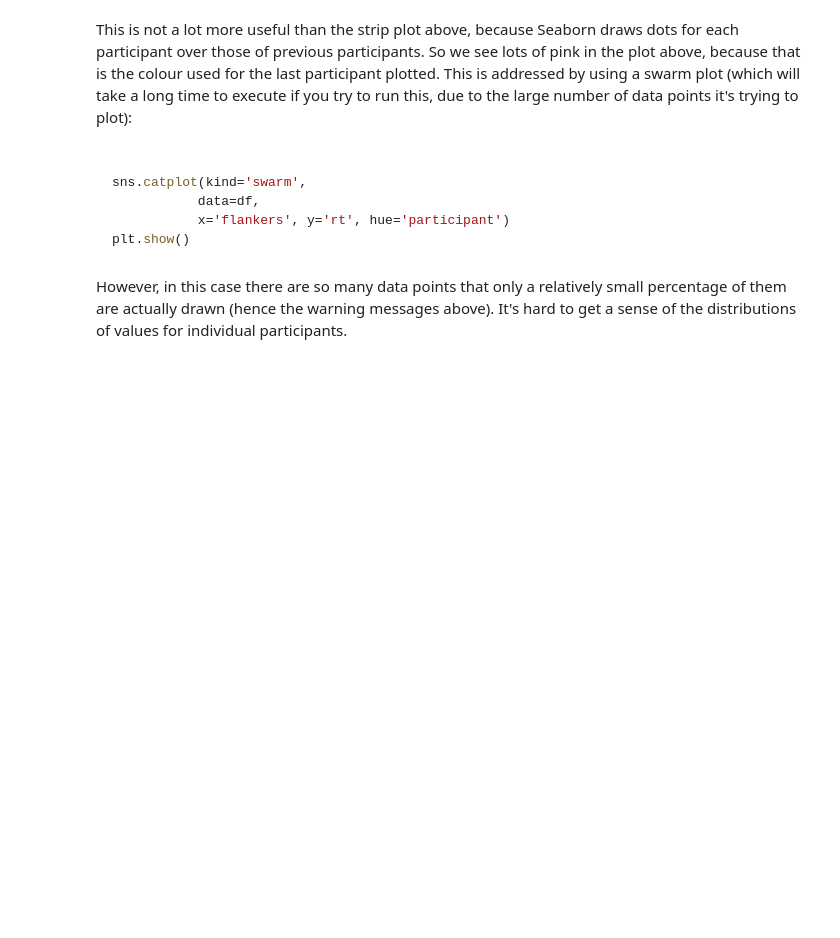
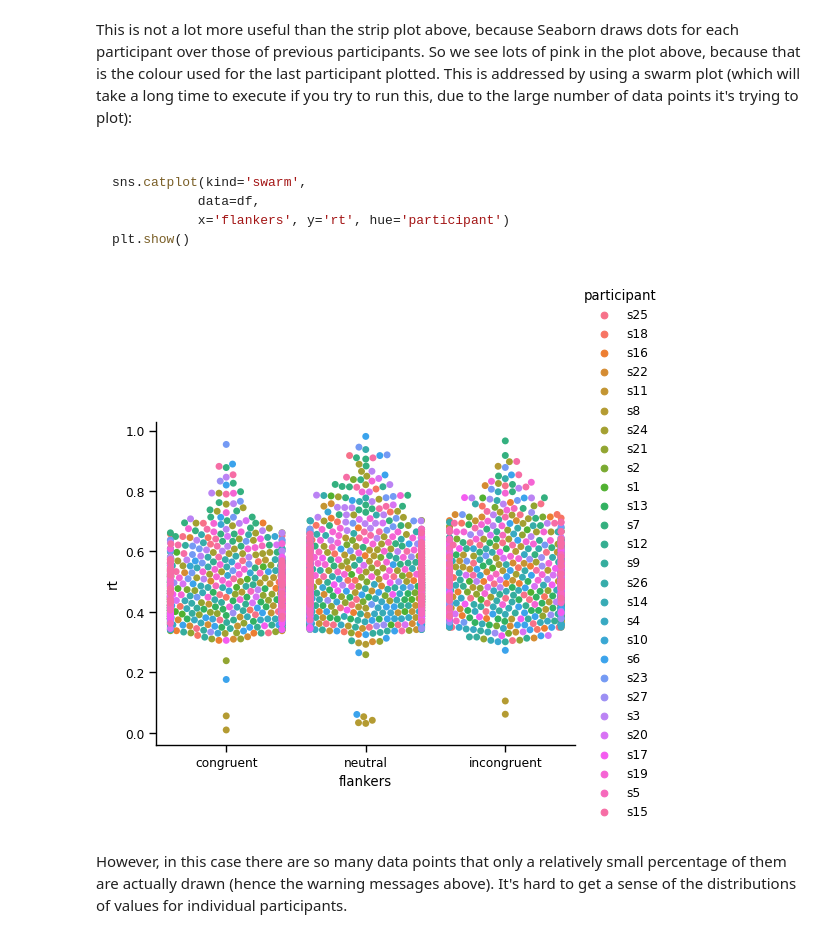
Before and after one commit to stochastic-bean/NDS_Ch5_Biostatistics, a Jupyter notebook: 1 - repeated_measures.ipynb, the cells around one changed output. Saved outputs shown, nothing was run; the diff lists cells and outputs as text; code cells hidden in the pictures; blank space fills up the shorter version.

```diff
--- a/1 - repeated_measures.ipynb
+++ b/1 - repeated_measures.ipynb
@@ -265,6 +296,13 @@ sns.catplot(kind='swarm',
            x='flankers', y='rt', hue='participant')
 plt.show()
 ~~~
+# %%
+sns.catplot(kind='swarm',
+           data=df,
+           x='flankers', y='rt', hue='participant')
+plt.show()
+# %% [output]
+[figure, added]
 # %% [markdown]
 However, in this case there are so many data points that only a relatively small percentage of them are actually drawn (hence the warning messages above). It's hard to get a sense of the distributions of values for individual participants.
 # %% [markdown]
```
Also changed, not shown: parts of 17 cells of this notebook.
